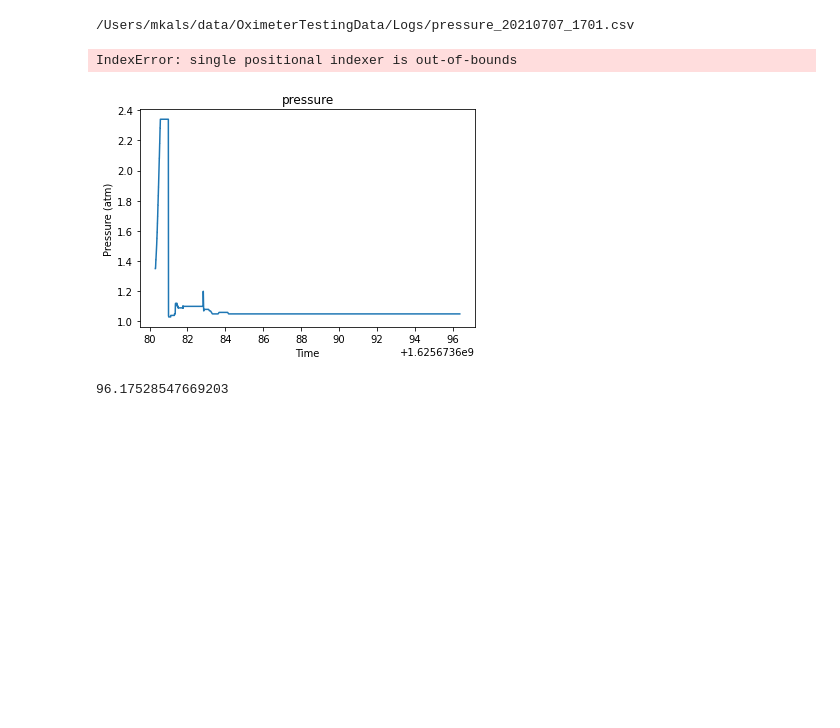
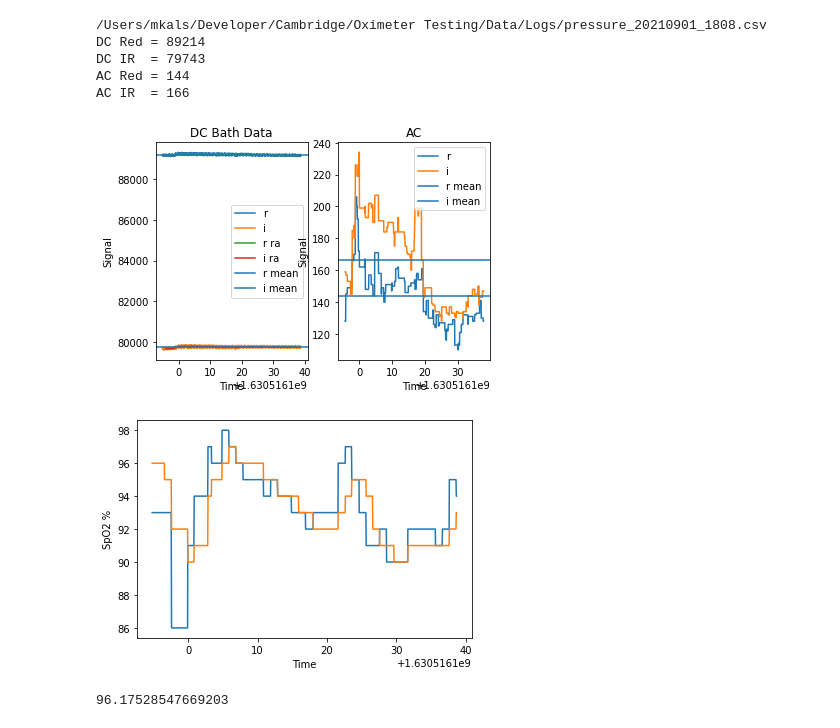
Before and after one commit to mkals/Oximeter-Testing, a Jupyter notebook: Analysis/desperation.ipynb, the cells around one changed output. Cells and saved outputs as stored; diff of their text form; code cells hidden in the pictures; blank space fills up the shorter version.

Commit message:
added pressure anlysis code

```diff
--- a/Analysis/desperation.ipynb
+++ b/Analysis/desperation.ipynb
@@ -9,7 +9,8 @@ import seaborn as sns # named from Samuel Norman "Sam" Seaborn is a fictional ch
 import pandas as pd
 import os
 
-directory = '/Users/mkals/data/OximeterTestingData/Logs'
+#directory = '/Users/mkals/data/OximeterTestingData/Logs'
+directory = '/Users/mkals/Developer/Cambridge/Oximeter Testing/Data/Logs'
 
 def severinghaus(x):
     if x == 0:
@@ -59,8 +60,6 @@ def plot_raw(df, new=True):
     plt.xlabel('Time')
     plt.ylabel('Signal')
     plt.legend(['r', 'i'])
-
-
 
 def plot_bath_summary(df):
 
@@ -121,21 +120,25 @@ def plot_bath_summary(df):
 # %%
 # Load files from disk and plot latest
 
-fs = [f'{directory}/{f}' for f in os.listdir(director)]
+fs = [f'{directory}/{f}' for f in os.listdir(directory)]
 csv_files = [f for f in fs if '.csv' in f]
 csv_files.sort()
 print(csv_files[-1])
 
 b_dfs = [pd.read_csv(f) for f in csv_files if 'bath' in f]
 p_dfs = [pd.read_csv(f) for f in csv_files if 'pressure' in f]
 b_dfs[-1].drop(b_dfs[-1].iloc[:400,:].index.tolist(), inplace=True)
 
-plot_pressure(p_dfs[-1])
+#plot_pressure(p_dfs[-1])
 plot_bath_summary(b_dfs[-1])
 # %% [output]
-/Users/mkals/data/OximeterTestingData/Logs/pressure_20210707_1701.csv
+/Users/mkals/Developer/Cambridge/Oximeter Testing/Data/Logs/pressure_20210901_1808.csv
+DC Red = 89214
+DC IR  = 79743
+AC Red = 144
+AC IR  = 166
-IndexError: single positional indexer is out-of-bounds
-[figure, old version]
+[figure, new version]
+[figure, added]
 # %%
 # data sets, bath oximeter, 3d printed white phantom P11
 severinghaus(100) # /Users/mkals/data/OximeterTestingData/Logs/pressure_20210707_1550.csv
```
Also changed, not shown: parts of 2 cells of this notebook, 4 other files.
